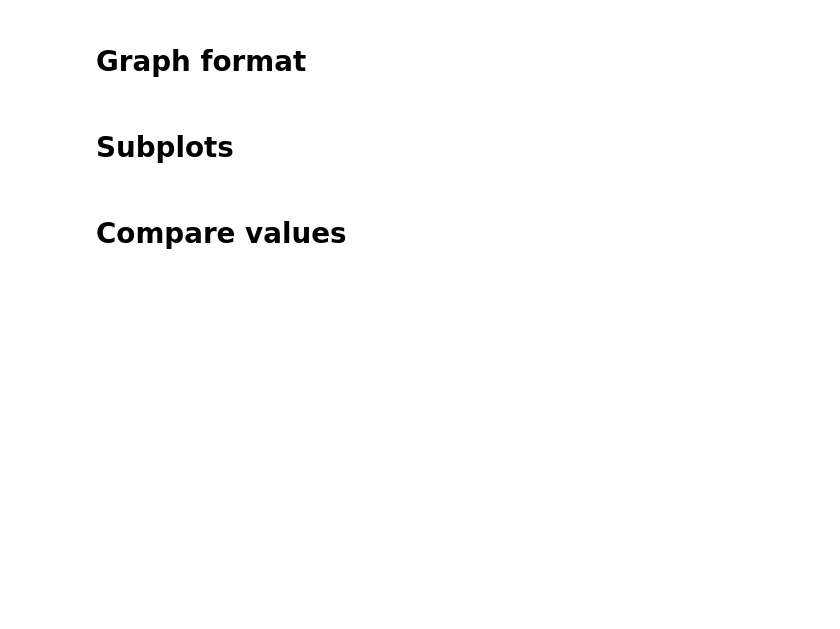
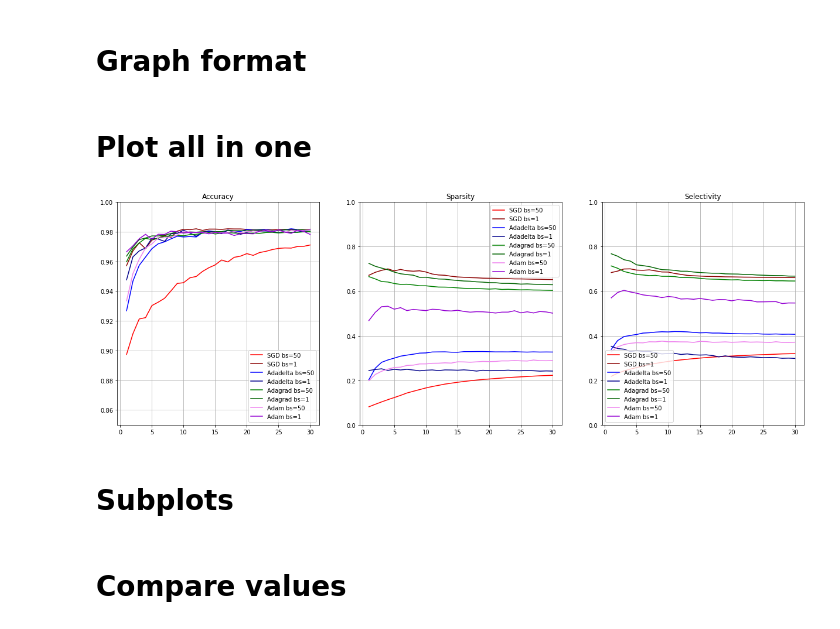
Before and after one commit to 7201krap/COMS30045_Individual-Project, a Jupyter notebook: FINAL/Graphs/data_batchsize/different_batch_size.ipynb, the cells around one changed output. Drawn from its saved outputs; the diff is of its cells as text; code cells hidden in the pictures; blank space fills up the shorter version.

```diff
--- a/FINAL/Graphs/data_batchsize/different_batch_size.ipynb
+++ b/FINAL/Graphs/data_batchsize/different_batch_size.ipynb
@@ -39,13 +39,13 @@ def sparsity_val_extractor(file_name):
 def all_plotter(test_b1, sparsity_b1, selectivity_b1, test_b50, sparsity_b50, selectivity_b50, location='best'):
     fig, ax = plt.subplots(figsize=(12, 10))
 
-    ax.plot(np.linspace(0.0, 30.0, num=30), test_b1, label='batch_size 1', c='royalblue')
-    ax.plot(np.linspace(0.0, 30.0, num=30), sparsity_b1, label='batch_size 1 sparsity', c='cornflowerblue')
-    ax.plot(np.linspace(0.0, 30.0, num=30), selectivity_b1, label='batch_size 1 selectivity', c='lightsteelblue')
+    ax.plot(np.linspace(1.0, 30.0, num=30), test_b1, label='batch_size 1', c='royalblue')
+    ax.plot(np.linspace(1.0, 30.0, num=30), sparsity_b1, label='batch_size 1 sparsity', c='cornflowerblue')
+    ax.plot(np.linspace(1.0, 30.0, num=30), selectivity_b1, label='batch_size 1 selectivity', c='lightsteelblue')
 
-    ax.plot(np.linspace(0.0, 30.0, num=30), test_b50, label='batch_size 50', c='indigo')
-    ax.plot(np.linspace(0.0, 30.0, num=30), sparsity_b50, label='batch_size 50 sparsity', c='darkorchid')
-    ax.plot(np.linspace(0.0, 30.0, num=30), selectivity_b50, label='batch_size 50 selectivity', c='violet')
+    ax.plot(np.linspace(1.0, 30.0, num=30), test_b50, label='batch_size 50', c='indigo')
+    ax.plot(np.linspace(1.0, 30.0, num=30), sparsity_b50, label='batch_size 50 sparsity', c='darkorchid')
+    ax.plot(np.linspace(1.0, 30.0, num=30), selectivity_b50, label='batch_size 50 selectivity', c='violet')
 
     ax.set_ylim([-0.2,1.2])
     ax.legend(loc=location, bbox_to_anchor=(1, 0.5))
@@ -73,6 +73,69 @@ sgd_test_b1,      sgd_spar_b1,      sgd_selec_b1_avg,      sgd_selec_b1_std,
 Adadelta_test_b1, Adadelta_spar_b1, Adadelta_selec_b1_avg, Adadelta_selec_b1_std, Adadelta_test_b50, Adadelta_spar_b50, Adadelta_selec_b50_avg, Adadelta_selec_b50_std = plotter('Adadelta', flag=True)
 Adagrad_test_b1,  Adagrad_spar_b1,  Adagrad_selec_b1_avg,  Adagrad_selec_b1_std,  Adagrad_test_b50,  Adagrad_spar_b50,  Adagrad_selec_b50_avg,  Adagrad_selec_b50_std  = plotter('Adagrad', flag=True)
 Adam_test_b1,     Adam_spar_b1,     Adam_selec_b1_avg,     Adam_selec_b1_std,     Adam_test_b50,     Adam_spar_b50,     Adam_selec_b50_avg,     Adam_selec_b50_std     = plotter('Adam', flag=True)
+# %% [markdown]
+# Plot all in one
+# %%
+fig, (ax1, ax2, ax3) = plt.subplots(1, 3, figsize=(21,7))
+
+# accuracy plot
+ax1.plot(np.linspace(1, 30, 30), sgd_test_b50, label='SGD bs=50', c='red')
+ax1.plot(np.linspace(1, 30, 30), sgd_test_b1, label='SGD bs=1', c='darkred')
+
+ax1.plot(np.linspace(1, 30, 30), Adadelta_test_b50, label='Adadelta bs=50', c='blue')
+ax1.plot(np.linspace(1, 30, 30), Adadelta_test_b1, label='Adadelta bs=1', c='darkblue')
+
+ax1.plot(np.linspace(1, 30, 30), Adagrad_test_b50, label='Adagrad bs=50', c='green')
+ax1.plot(np.linspace(1, 30, 30), Adagrad_test_b1, label='Adagrad bs=1', c='darkgreen')
+
+ax1.plot(np.linspace(1, 30, 30), Adam_test_b50, label='Adam bs=50', c='violet')
+ax1.plot(np.linspace(1, 30, 30), Adam_test_b1, label='Adam bs=1', c='darkviolet')
+ax1.set_ylim([0.85, 1.0])
+
+ax1.set_title('Accuracy')
+ax1.grid()
+ax1.legend(loc='best')
+
+# sparsity colour
+ax2.plot(np.linspace(1, 30, 30), sgd_spar_b50, label='SGD bs=50', c='red')
+ax2.plot(np.linspace(1, 30, 30), sgd_spar_b1, label='SGD bs=1', c='darkred')
+
+ax2.plot(np.linspace(1, 30, 30), Adadelta_spar_b50, label='Adadelta bs=50', c='blue')
+ax2.plot(np.linspace(1, 30, 30), Adadelta_spar_b1, label='Adadelta bs=1', c='darkblue')
+
+ax2.plot(np.linspace(1, 30, 30), Adagrad_spar_b50, label='Adagrad bs=50', c='green')
+ax2.plot(np.linspace(1, 30, 30), Adagrad_spar_b1, label='Adagrad bs=1', c='darkgreen')
+
+ax2.plot(np.linspace(1, 30, 30), Adam_spar_b50, label='Adam bs=50', c='violet')
+ax2.plot(np.linspace(1, 30, 30), Adam_spar_b1, label='Adam bs=1', c='darkviolet')
+ax2.set_ylim([0, 1])
+
+ax2.set_title('Sparsity')
+ax2.grid()
+ax2.legend(loc='best')
+
+
+# selectivity colour
+ax3.plot(np.linspace(1, 30, 30), sgd_selec_b50_avg, label='SGD bs=50', c='red')
+ax3.plot(np.linspace(1, 30, 30), sgd_selec_b1_avg, label='SGD bs=1', c='darkred')
+
+ax3.plot(np.linspace(1, 30, 30), Adadelta_selec_b50_avg, label='Adadelta bs=50', c='blue')
+ax3.plot(np.linspace(1, 30, 30), Adadelta_selec_b1_avg, label='Adadelta bs=1', c='darkblue')
+
+ax3.plot(np.linspace(1, 30, 30), Adagrad_selec_b50_avg, label='Adagrad bs=50', c='green')
+ax3.plot(np.linspace(1, 30, 30), Adagrad_selec_b1_avg, label='Adagrad bs=1', c='darkgreen')
+
+ax3.plot(np.linspace(1, 30, 30), Adam_selec_b50_avg, label='Adam bs=50', c='violet')
+ax3.plot(np.linspace(1, 30, 30), Adam_selec_b1_avg, label='Adam bs=1', c='darkviolet')
+ax3.set_ylim([0, 1])
+
+ax3.set_title('Selectivity')
+ax3.grid()
+ax3.legend(loc='lower left')
+
+plt.show()
+# %% [output]
+[figure, added]
 # %% [markdown]
 # Subplots
 # %%
```
Also changed, not shown: parts of 8 cells of this notebook, 3 other files.
